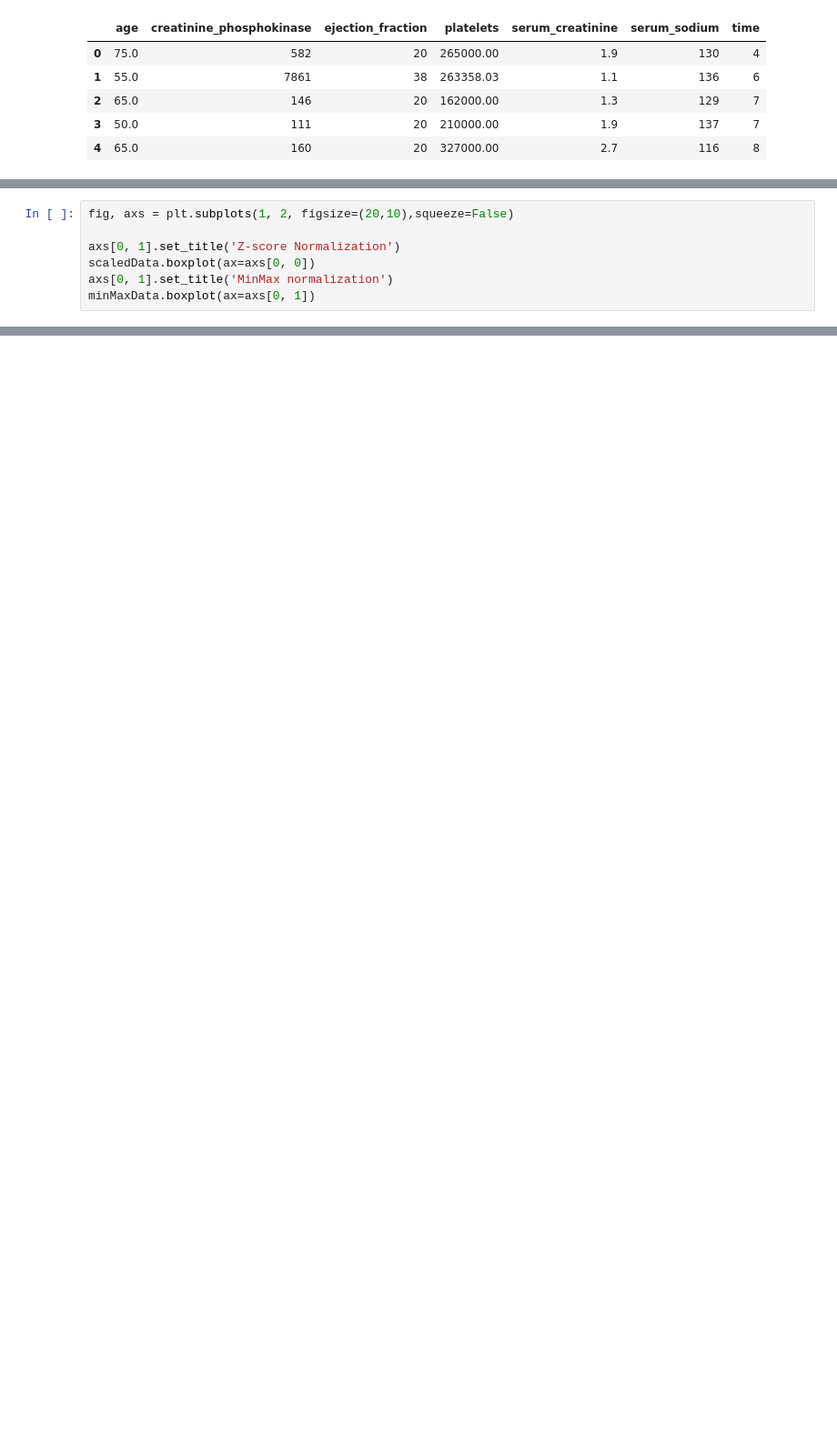
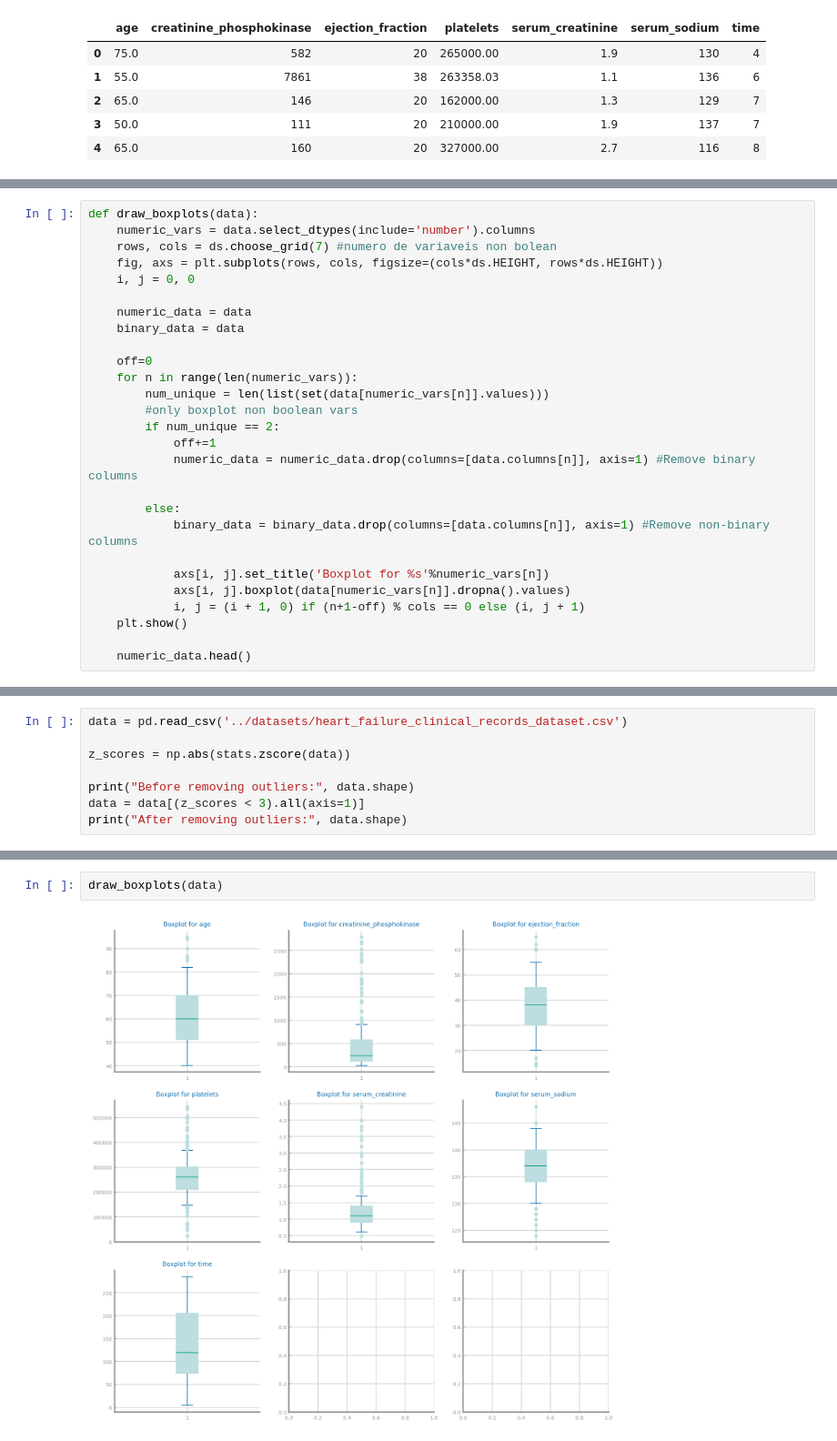
Before and after one commit to HerouFenix/cdados-project, a Jupyter notebook: DataPreparation/ValueImputation.ipynb, the cells around one changed output, grey strips where cells are left out. Shown at 91% size. Drawn from its saved outputs; the diff is of its cells as text; blank space fills up the shorter version.

```diff
--- a/DataPreparation/ValueImputation.ipynb
+++ b/DataPreparation/ValueImputation.ipynb
@@ -167,7 +77,0 @@ minMaxData.boxplot(ax=axs[0, 1])
-# %%
-fig, axs = plt.subplots(1, 2, figsize=(20,10),squeeze=False)
-
-axs[0, 1].set_title('Z-score Normalization')
-scaledData.boxplot(ax=axs[0, 0])
-axs[0, 1].set_title('MinMax normalization')
-minMaxData.boxplot(ax=axs[0, 1])
@@ -190,0 +82,27 @@ This dataset is composed of purely binary values, hence, there is no point in sc
+# %%
+def draw_boxplots(data):
+    numeric_vars = data.select_dtypes(include='number').columns
+    rows, cols = ds.choose_grid(7) #numero de variaveis non bolean
+    fig, axs = plt.subplots(rows, cols, figsize=(cols*ds.HEIGHT, rows*ds.HEIGHT))
+    i, j = 0, 0
+
+    numeric_data = data
+    binary_data = data
+
+    off=0
+    for n in range(len(numeric_vars)):
+        num_unique = len(list(set(data[numeric_vars[n]].values)))
+        #only boxplot non boolean vars
+        if num_unique == 2:
+            off+=1
+            numeric_data = numeric_data.drop(columns=[data.columns[n]], axis=1) #Remove binary columns
+
+        else:
+            binary_data = binary_data.drop(columns=[data.columns[n]], axis=1) #Remove non-binary columns
+
+            axs[i, j].set_title('Boxplot for %s'%numeric_vars[n])
+            axs[i, j].boxplot(data[numeric_vars[n]].dropna().values)
+            i, j = (i + 1, 0) if (n+1-off) % cols == 0 else (i, j + 1)
+    plt.show()
+
+    numeric_data.head()
@@ -190,0 +118,8 @@ This dataset is composed of purely binary values, hence, there is no point in sc
+# %%
+data = pd.read_csv('../datasets/heart_failure_clinical_records_dataset.csv')
+
+z_scores = np.abs(stats.zscore(data))
+
+print("Before removing outliers:", data.shape)
+data = data[(z_scores < 3).all(axis=1)]
+print("After removing outliers:", data.shape)
@@ -190,0 +129,4 @@ This dataset is composed of purely binary values, hence, there is no point in sc
+# %%
+draw_boxplots(data)
+# %% [output]
+[figure, added]
```
Also changed, not shown: parts of 72 cells of this notebook, 8 other files.
